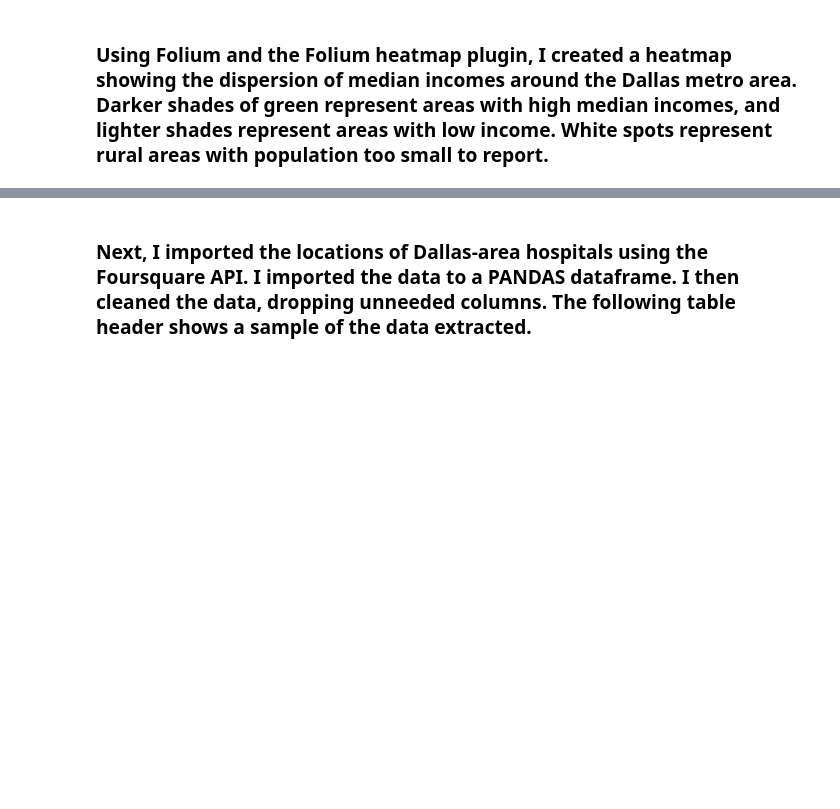
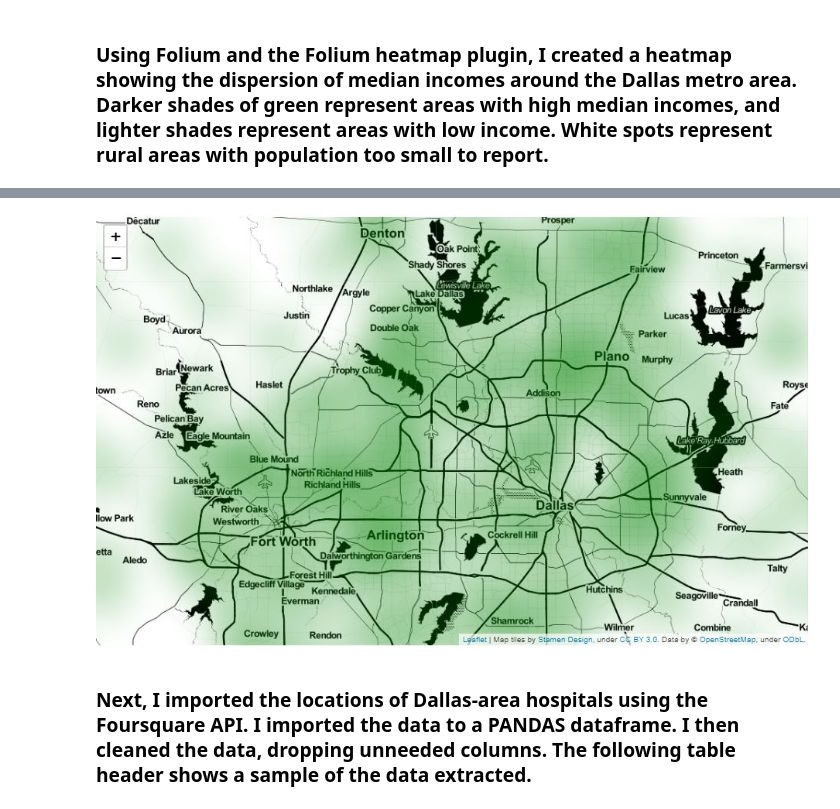
Before and after one commit to grimm1111/Coursera_Capstone, a Jupyter notebook: Capstone_Hospitals.ipynb, the cells around one changed output, grey strips where cells are left out. Saved outputs shown, nothing was run; the diff lists cells and outputs as text; code cells hidden in the pictures; blank space fills up the shorter version.

```diff
--- a/Capstone_Hospitals.ipynb
+++ b/Capstone_Hospitals.ipynb
@@ -91,6 +91,11 @@ HeatMap(heat_data, blur = 60, gradient = {0.4: 'green'}).add_to(map_dallas)
 map_dallas
 # %% [output]
 [interactive output not drawn]
+# %%
+from IPython.display import Image
+Image(filename="img/Map_1.JPG", width=2000, height=2000)
+# %% [output]
+[figure, added]
 # %% [markdown]
 ### Next, I imported the locations of Dallas-area hospitals using the Foursquare API.  I imported the data to a PANDAS dataframe.  I then cleaned the data, dropping unneeded columns.  The following table header shows a sample of the data extracted.
 # %%
```
Also changed, not shown: parts of 1 cell of this notebook.
